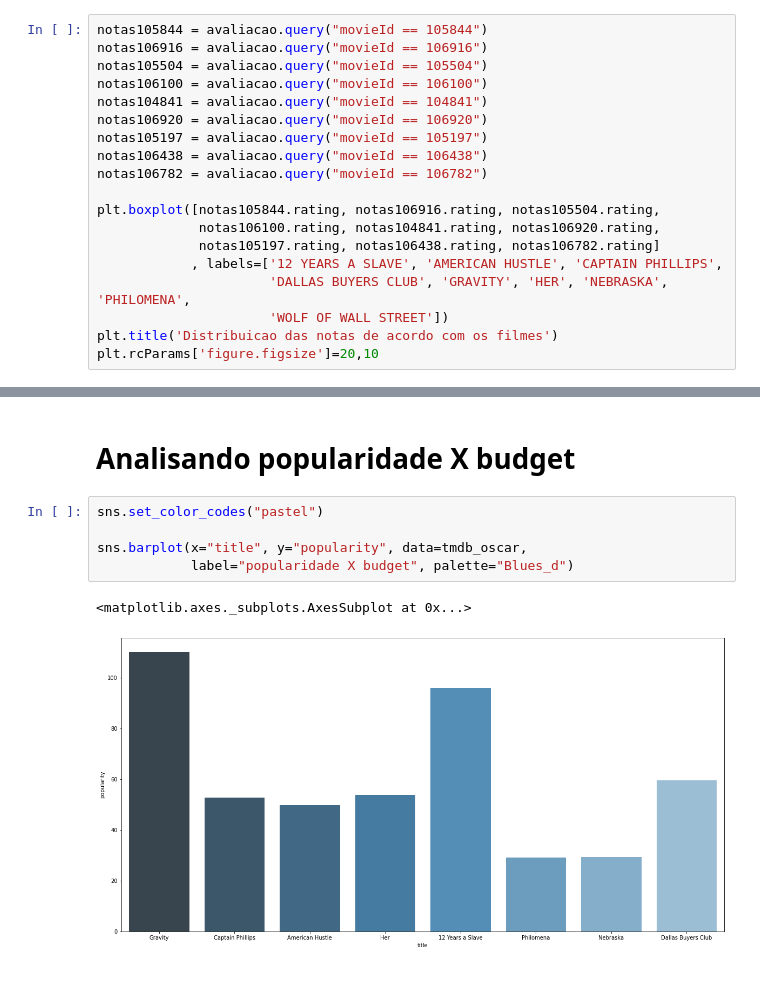
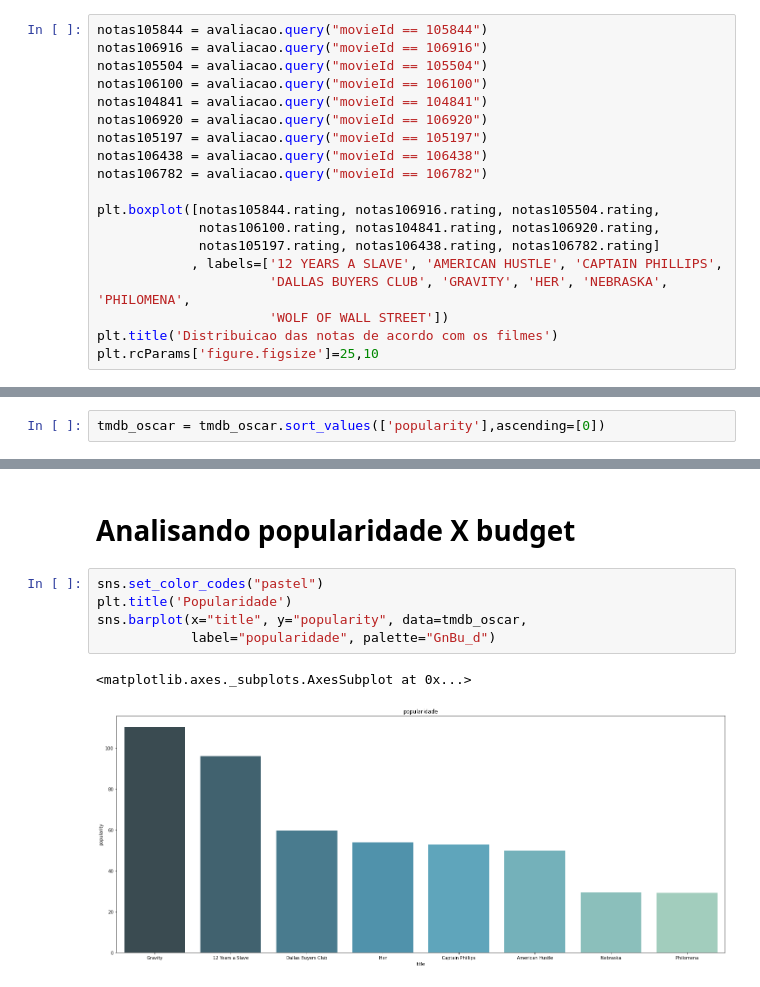
Before and after one commit to flaakira/Alura, a Jupyter notebook: Portfolio_Analisando_indicao_de_oscar_2014.ipynb, the cells around one changed output, grey strips where cells are left out. Saved outputs shown, nothing was run; the diff lists cells and outputs as text.

```diff
--- a/Portfolio_Analisando_indicao_de_oscar_2014.ipynb
+++ b/Portfolio_Analisando_indicao_de_oscar_2014.ipynb
@@ -82,5 +82,5 @@ plt.boxplot([notas105844.rating, notas106916.rating, notas105504.rating,
                       'DALLAS BUYERS CLUB', 'GRAVITY', 'HER', 'NEBRASKA', 'PHILOMENA',
                       'WOLF OF WALL STREET'])
 plt.title('Distribuicao das notas de acordo com os filmes')
-plt.rcParams['figure.figsize']=20,10
+plt.rcParams['figure.figsize']=25,10
 # %% [output]
@@ -223,12 +211,14 @@ tmdb_oscar.head(10)
+# %%
+tmdb_oscar = tmdb_oscar.sort_values(['popularity'],ascending=[0])
 # %% [markdown]
 Porem considerando a analise do banco de dados da TMDB_5000, o filme ***12 Years a Slave*** recebe junto com outros filmes da lista a maior media de avaliacao.
 # %% [markdown]
 # Analisando popularidade X budget
 # %%
 sns.set_color_codes("pastel")
-
+plt.title('Popularidade')
 sns.barplot(x="title", y="popularity", data=tmdb_oscar,
-            label="popularidade X budget", palette="Blues_d")
+            label="popularidade", palette="GnBu_d")
 # %% [output]
 <matplotlib.axes._subplots.AxesSubplot at 0x...>
-[figure, old version]
+[figure, new version]
```
Also changed, not shown: parts of 23 cells of this notebook.
